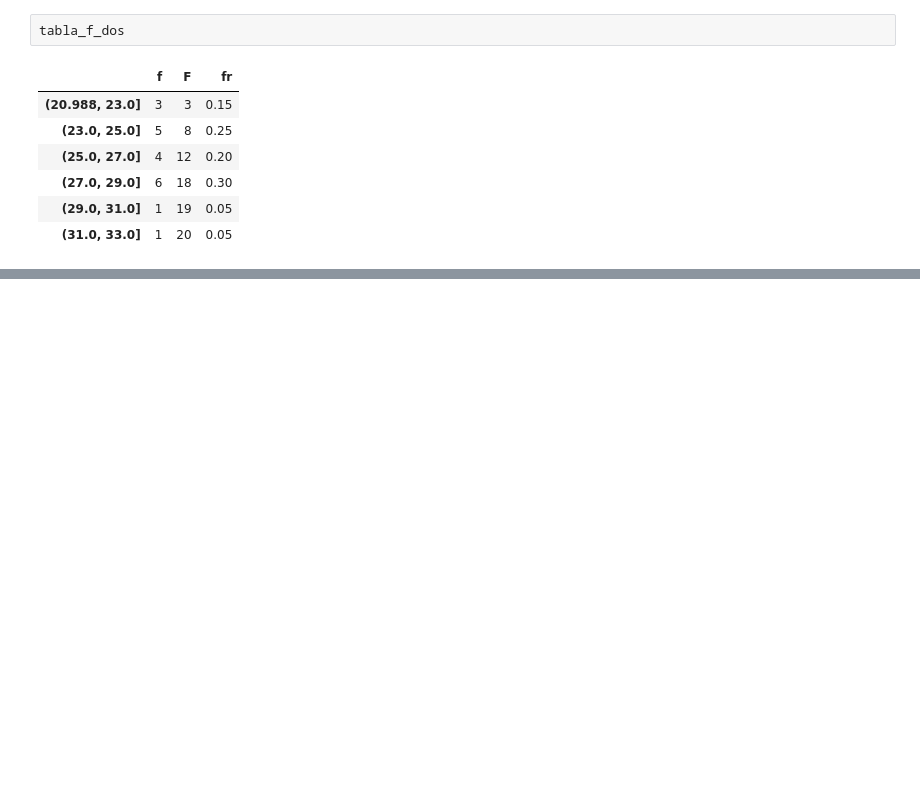
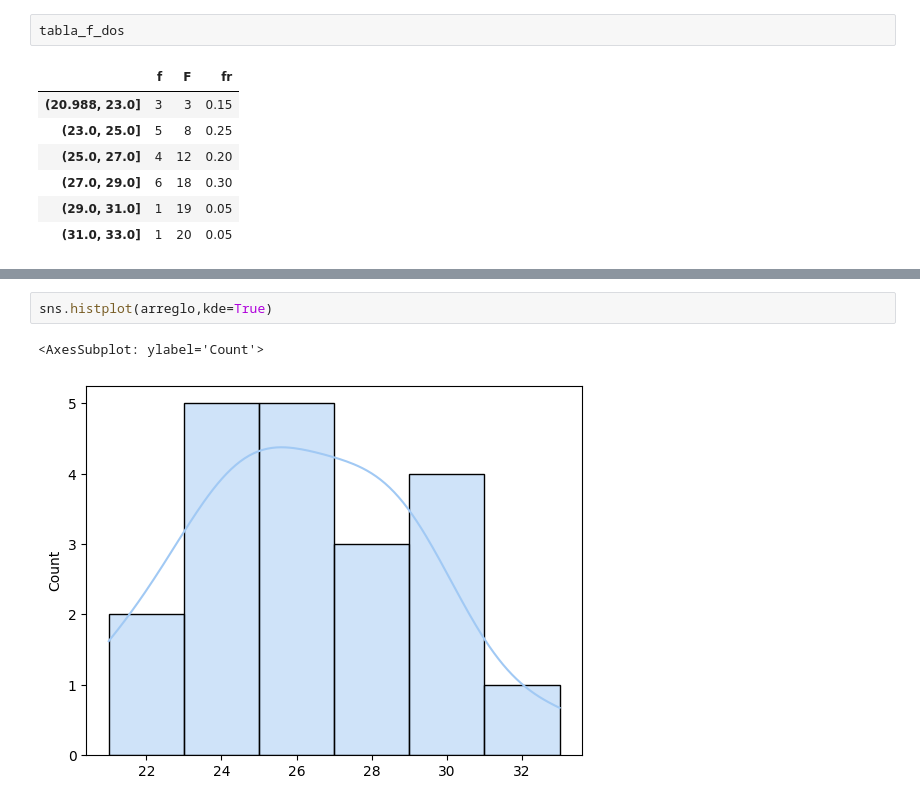
Before and after one commit to JesusMelendez/notebooks_prop_mce, a Jupyter notebook: estadistica.ipynb, the cells around one changed output, grey strips where cells are left out. Saved outputs shown, nothing was run; the diff lists cells and outputs as text; blank space fills up the shorter version.

```diff
--- a/estadistica.ipynb
+++ b/estadistica.ipynb
@@ -168,0 +218,5 @@ tabla_f_dos
+# %%
+sns.histplot(arreglo,kde=True)
+# %% [output]
+<AxesSubplot: ylabel='Count'>
+[figure, added]
```
Also changed, not shown: parts of 11 cells of this notebook.
